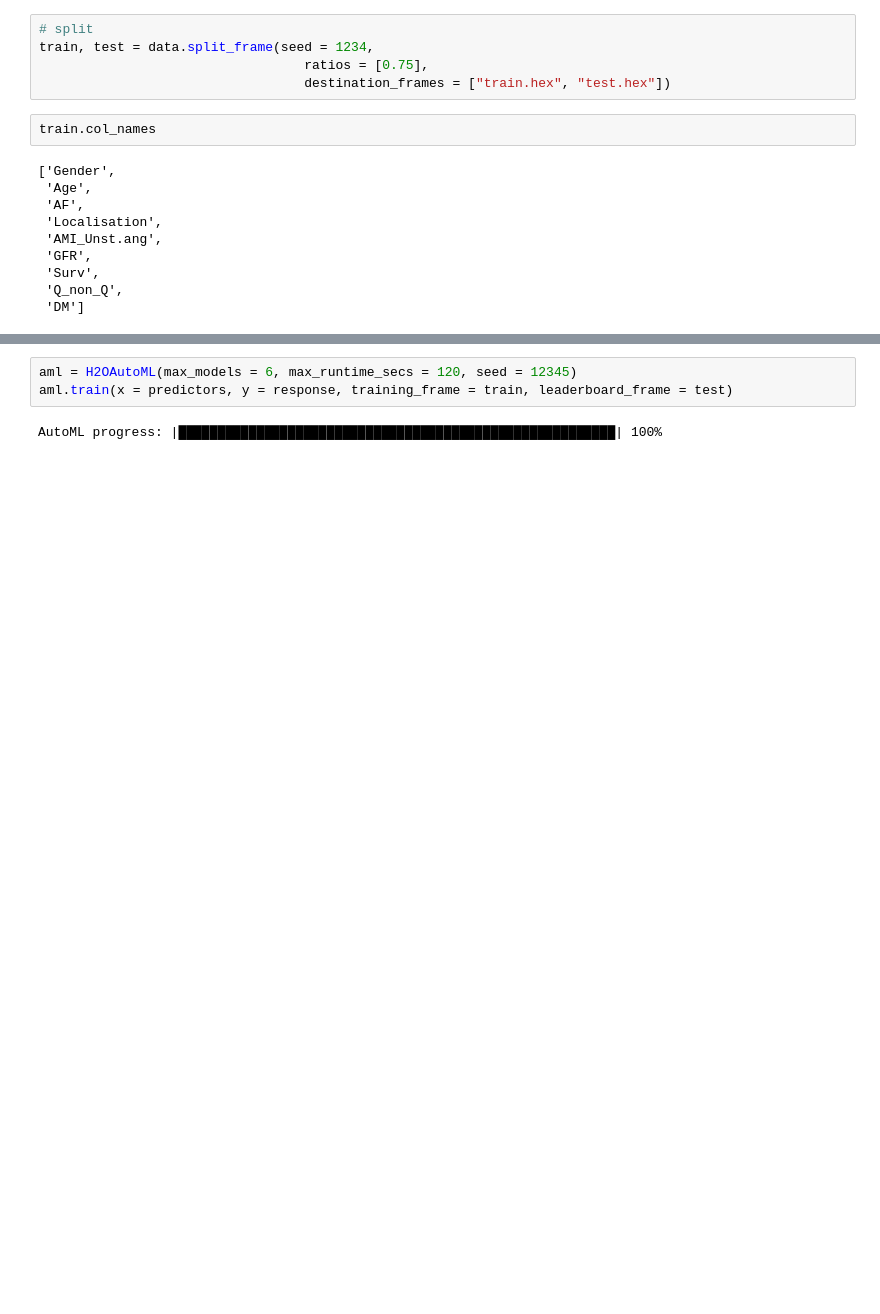
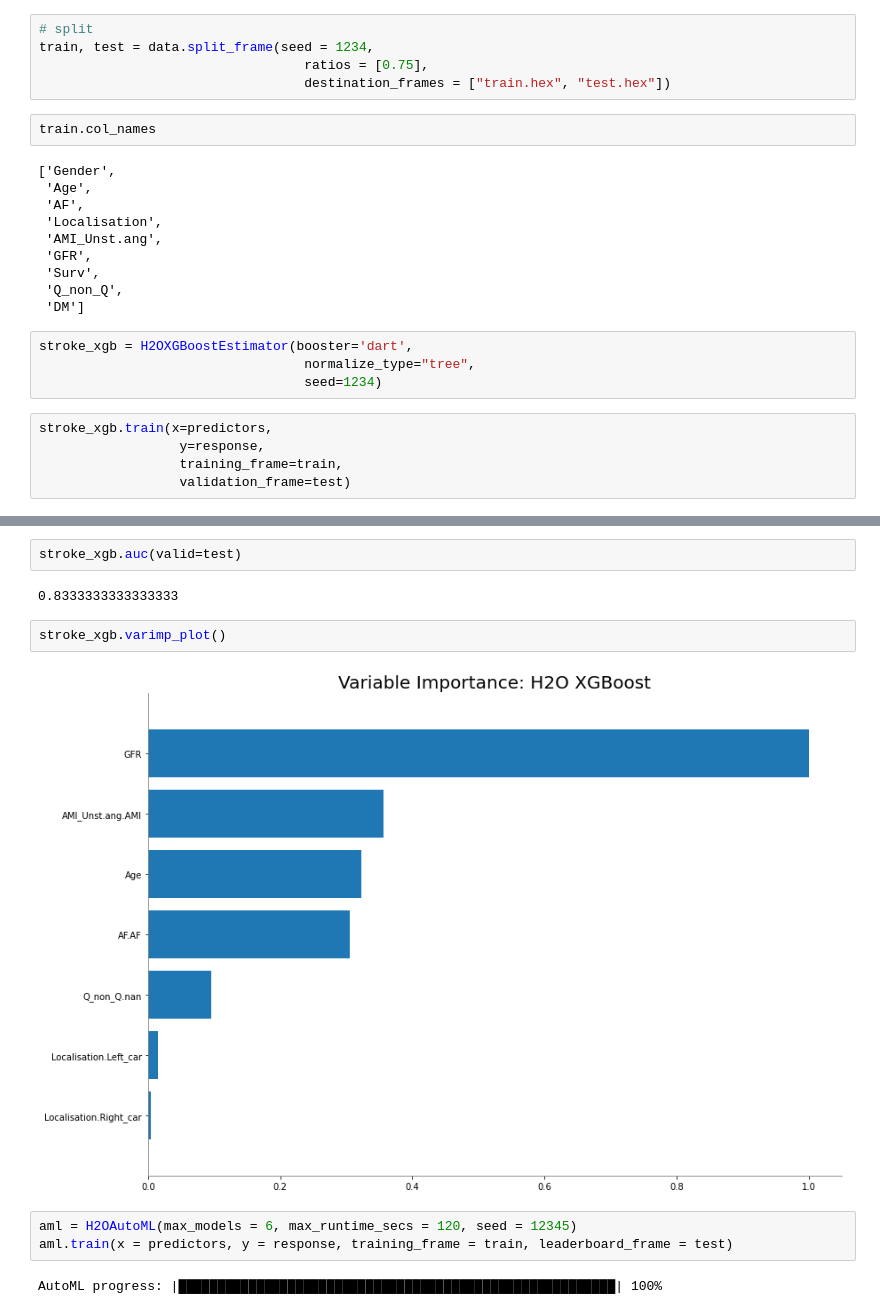
Before and after one commit to AlexAlexeyuk/Researchs, a Jupyter notebook: CKD_mortalyty.ipynb, the cells around one changed output, grey strips where cells are left out. Cells and saved outputs as stored; diff of their text form; blank space fills up the shorter version.

```diff
--- a/CKD_mortalyty.ipynb
+++ b/CKD_mortalyty.ipynb
@@ -49,3 +85,12 @@ train.col_names
  'Surv',
  'Q_non_Q',
  'DM']
+# %%
+stroke_xgb = H2OXGBoostEstimator(booster='dart',
+                                  normalize_type="tree",
+                                  seed=1234)
+# %%
+stroke_xgb.train(x=predictors,
+                  y=response,
+                  training_frame=train,
+                  validation_frame=test)
@@ -52,3 +198,11 @@ train.col_names
+# %%
+stroke_xgb.auc(valid=test)
+# %% [output]
+0.8333333333333333
+# %%
+stroke_xgb.varimp_plot()
+# %% [output]
+[figure, added]
 # %%
 aml = H2OAutoML(max_models = 6, max_runtime_secs = 120, seed = 12345)
 aml.train(x = predictors, y = response, training_frame = train, leaderboard_frame = test)
```
Also changed, not shown: parts of 7 cells of this notebook.
